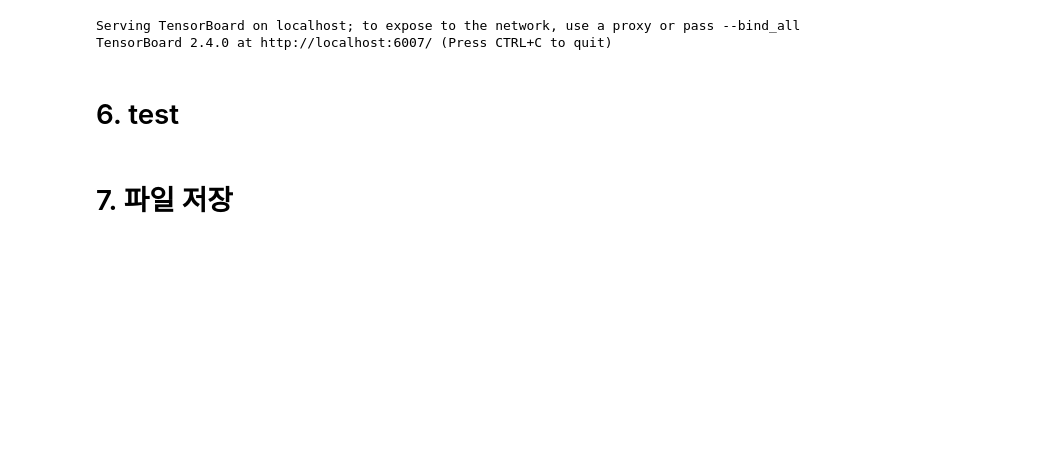
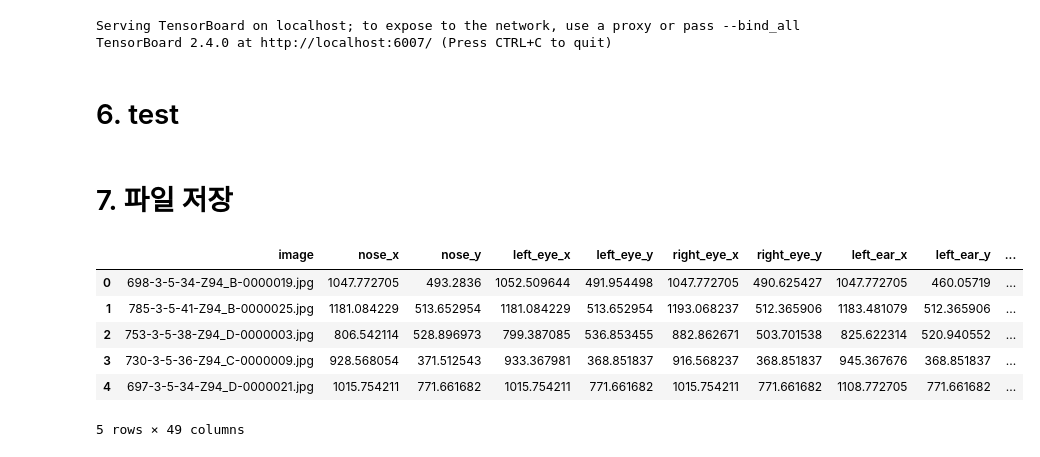
Before and after one commit to impactWhey-KSW/Deep, a Jupyter notebook: keypoint.ipynb, the cells around one changed output. Saved outputs shown, nothing was run; the diff lists cells and outputs as text; code cells hidden in the pictures; blank space fills up the shorter version.

```diff
--- a/keypoint.ipynb
+++ b/keypoint.ipynb
@@ -284,6 +284,13 @@ for epoch in range(num_epochs):
               'optimizer_state_dict': optimizer.state_dict(),
               'loss': loss}
               ,os.path.join(root_dir,'model/best_model.pt'))
+    if epoch % 100 ==0:
+        torch.save({
+              'epoch': epoch,
+              'model_state_dict': model.state_dict(),
+              'optimizer_state_dict': optimizer.state_dict(),
+              'loss': loss}
+              ,os.path.join(root_dir,f'model/model_{epoch}.pt'))
 
 writer.flush()
 # %% [output]
@@ -321,13 +337,21 @@ with torch.no_grad():
 # %%
 all_predictions = np.array(all_predictions)
 for i in range(all_predictions.shape[0]):
-    all_predictions[i, [2*j for j in range(num_classes//2)]] /= 300 / 1920
-    all_predictions[i, [2*j + 1 for j in range(num_classes//2)]] /= 150 / 1080
+    all_predictions[i, [2*j for j in range(num_classes//2)]] /= 224 / 1920
+    all_predictions[i, [2*j + 1 for j in range(num_classes//2)]] /= 224 / 1080
 df_sub = pd.read_csv(os.path.join(root_dir,'data/sample_submission.csv'))
 df = pd.DataFrame(columns=df_sub.columns)
 df['image'] = files
 df.iloc[:, 1:] = all_predictions
 df.head()
+# %% [output]
+|  | image | nose_x | nose_y | left_eye_x | left_eye_y | right_eye_x | right_eye_y | left_ear_x | left_ear_y | ... |
+| 0 | 698-3-5-34-Z94_B-0000019.jpg | 1047.772705 | 493.2836 | 1052.509644 | 491.954498 | 1047.772705 | 490.625427 | 1047.772705 | 460.05719 | ... |
+| 1 | 785-3-5-41-Z94_B-0000025.jpg | 1181.084229 | 513.652954 | 1181.084229 | 513.652954 | 1193.068237 | 512.365906 | 1183.481079 | 512.365906 | ... |
+| 2 | 753-3-5-38-Z94_D-0000003.jpg | 806.542114 | 528.896973 | 799.387085 | 536.853455 | 882.862671 | 503.701538 | 825.622314 | 520.940552 | ... |
+| 3 | 730-3-5-36-Z94_C-0000009.jpg | 928.568054 | 371.512543 | 933.367981 | 368.851837 | 916.568237 | 368.851837 | 945.367676 | 368.851837 | ... |
+| 4 | 697-3-5-34-Z94_D-0000021.jpg | 1015.754211 | 771.661682 | 1015.754211 | 771.661682 | 1015.754211 | 771.661682 | 1108.772705 | 771.661682 | ... |
+5 rows × 49 columns
 # %%
 from datetime import datetime
 now = datetime.now()
```
Also changed, not shown: parts of 6 cells of this notebook, 4 other files.
